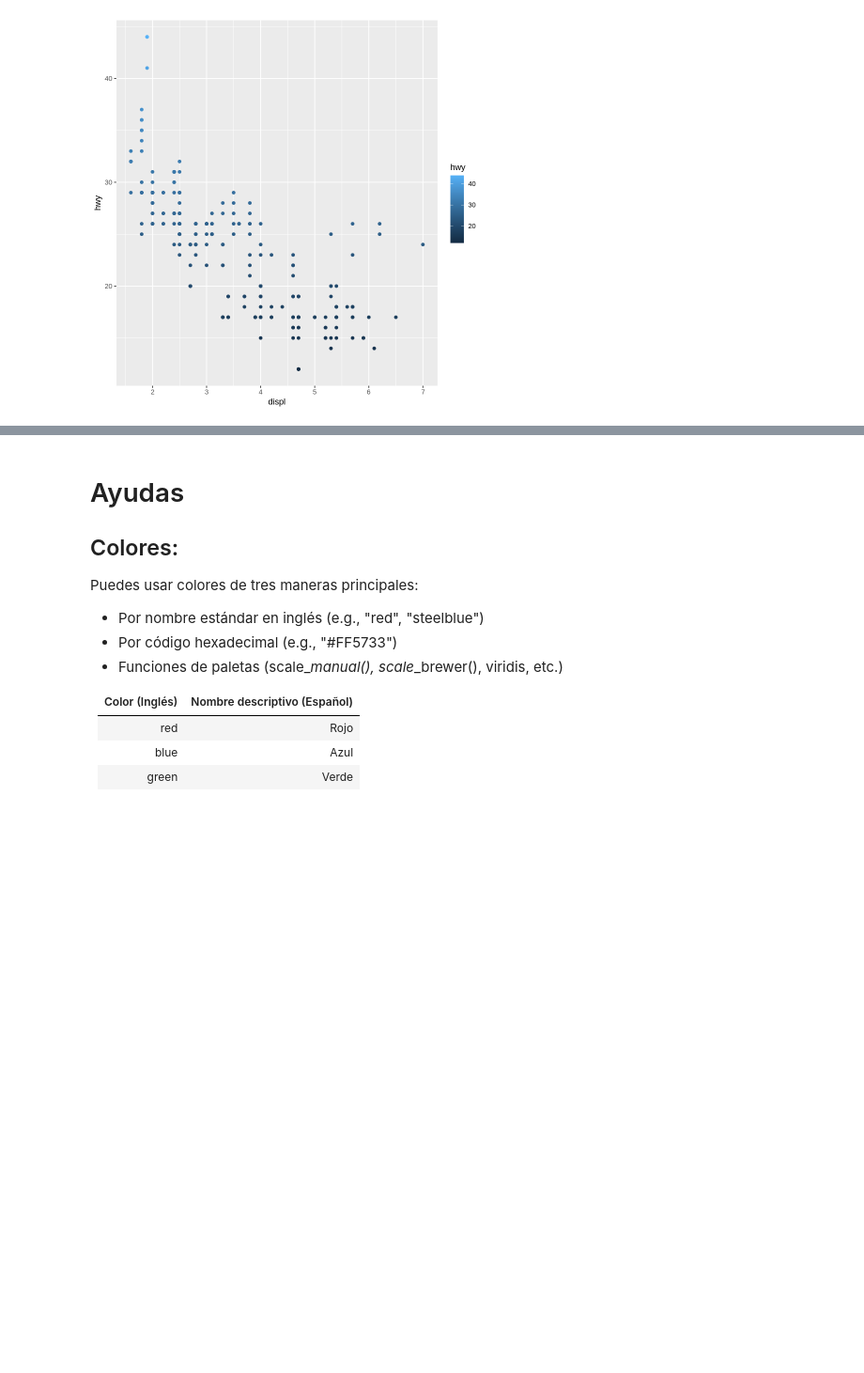
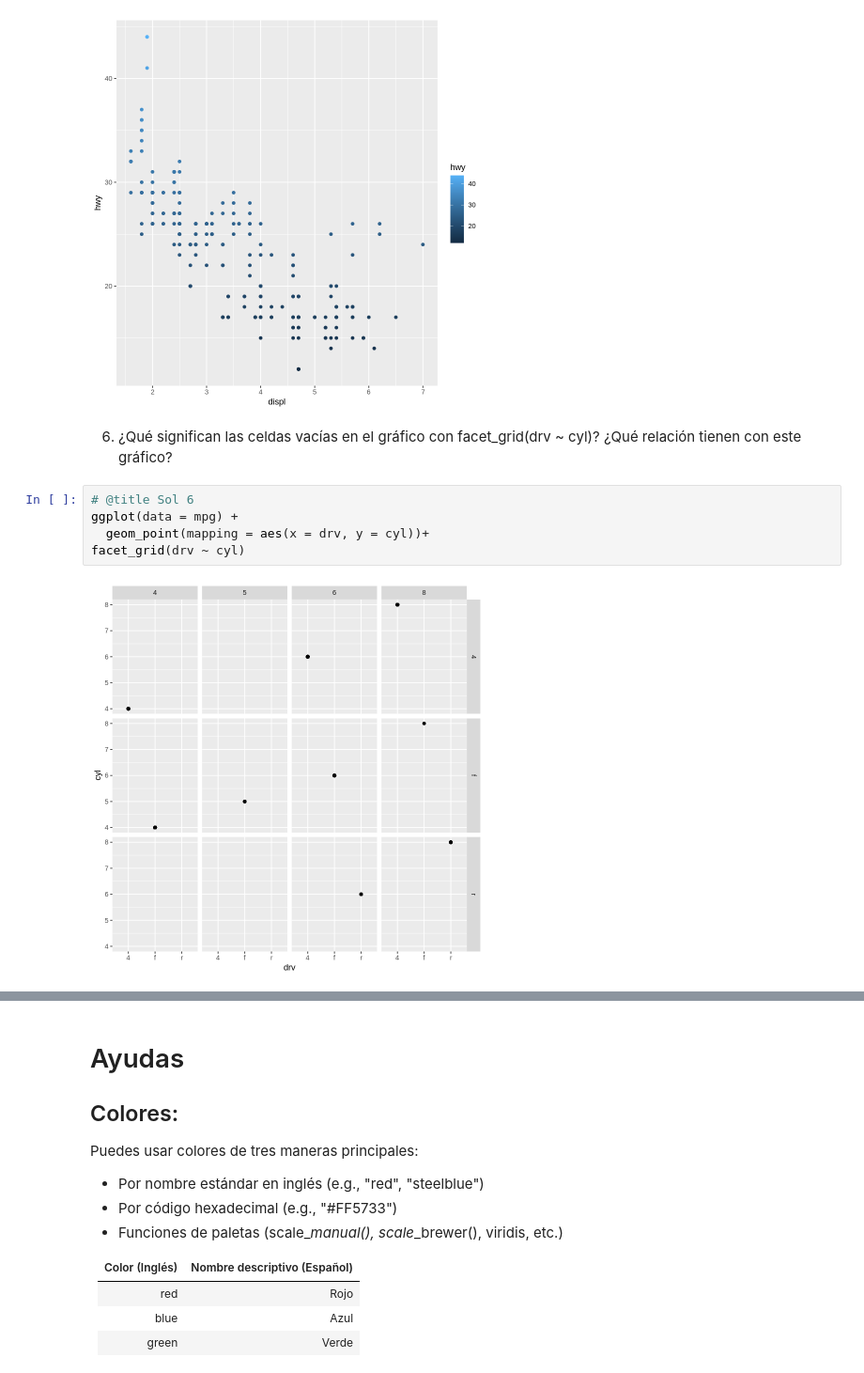
Before and after one commit to ednavivianasegura/ERAP_Curso_R, a Jupyter notebook: ERAP_R_Course_moduloIII.ipynb, the cells around one changed output, grey strips where cells are left out. Shown at 94% size. Saved outputs shown, nothing was run; the diff lists cells and outputs as text; blank space fills up the shorter version.

```diff
--- a/ERAP_R_Course_moduloIII.ipynb
+++ b/ERAP_R_Course_moduloIII.ipynb
@@ -898,3 +898,12 @@ ggplot(mpg, aes(displ, hwy, color = hwy)) +
   geom_point()
 # %% [output]
 [figure]
+# %% [markdown]
+6. ¿Qué significan las celdas vacías en el gráfico con facet_grid(drv ~ cyl)? ¿Qué relación tienen con este gráfico?
+# %%
+# @title Sol 6
+ggplot(data = mpg) +
+  geom_point(mapping = aes(x = drv, y = cyl))+
+facet_grid(drv ~ cyl)
+# %% [output]
+[figure, added]
```
Also changed, not shown: parts of 9 cells of this notebook.
